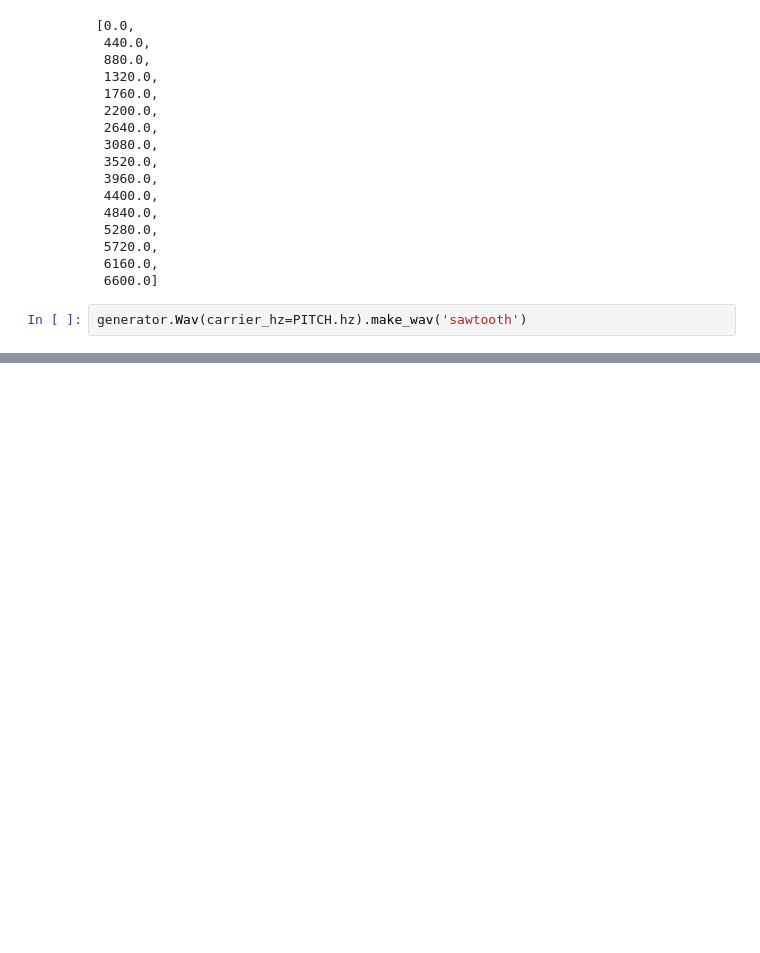
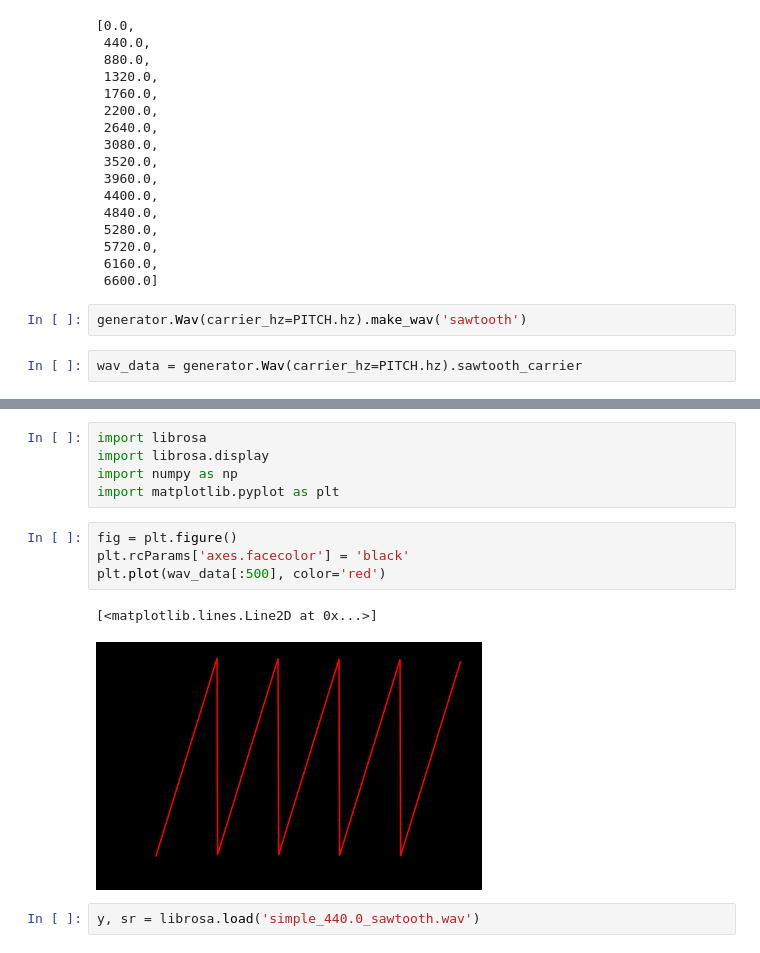
Before and after one commit to FinchMF/pitchcraft, a Jupyter notebook: factory.ipynb, the cells around one changed output, grey strips where cells are left out. Saved outputs shown, nothing was run; the diff lists cells and outputs as text; blank space fills up the shorter version.

```diff
--- a/factory.ipynb
+++ b/factory.ipynb
@@ -63,6 +63,8 @@ PITCH.make_overtone_series()
  6600.0]
 # %%
 generator.Wav(carrier_hz=PITCH.hz).make_wav('sawtooth')
+# %%
+wav_data = generator.Wav(carrier_hz=PITCH.hz).sawtooth_carrier
 # %%
 !ls
 # %% [output]
@@ -70,0 +74,14 @@ __pycache__               generator.py              util.py
+# %%
+import librosa
+import librosa.display
+import numpy as np
+import matplotlib.pyplot as plt
+# %%
+fig = plt.figure()
+plt.rcParams['axes.facecolor'] = 'black'
+plt.plot(wav_data[:500], color='red')
+# %% [output]
+[<matplotlib.lines.Line2D at 0x...>]
+[figure, added]
+# %%
+y, sr = librosa.load('simple_440.0_sawtooth.wav')
```
Also changed, not shown: parts of 2 cells of this notebook, 2 other files.
